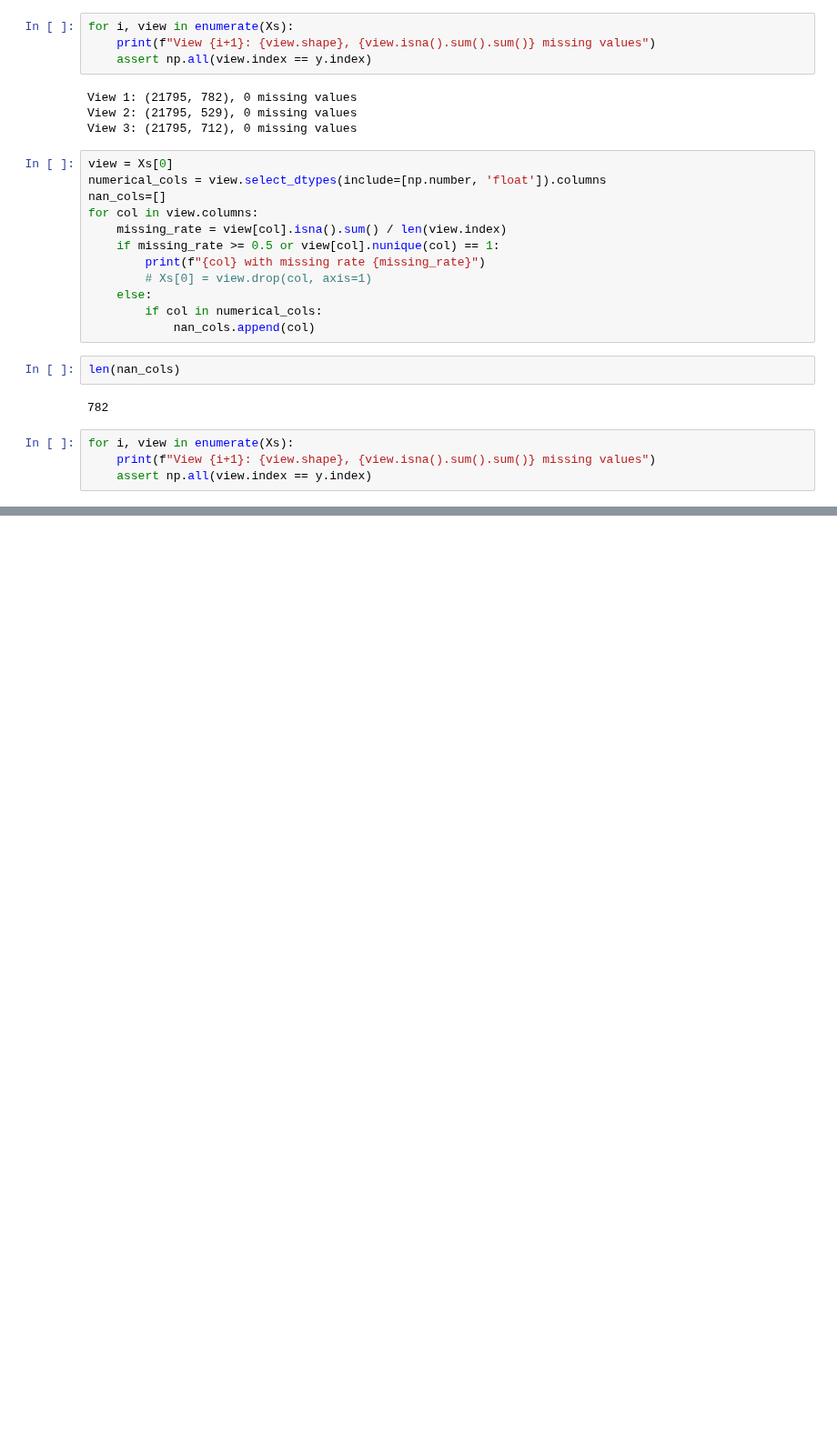
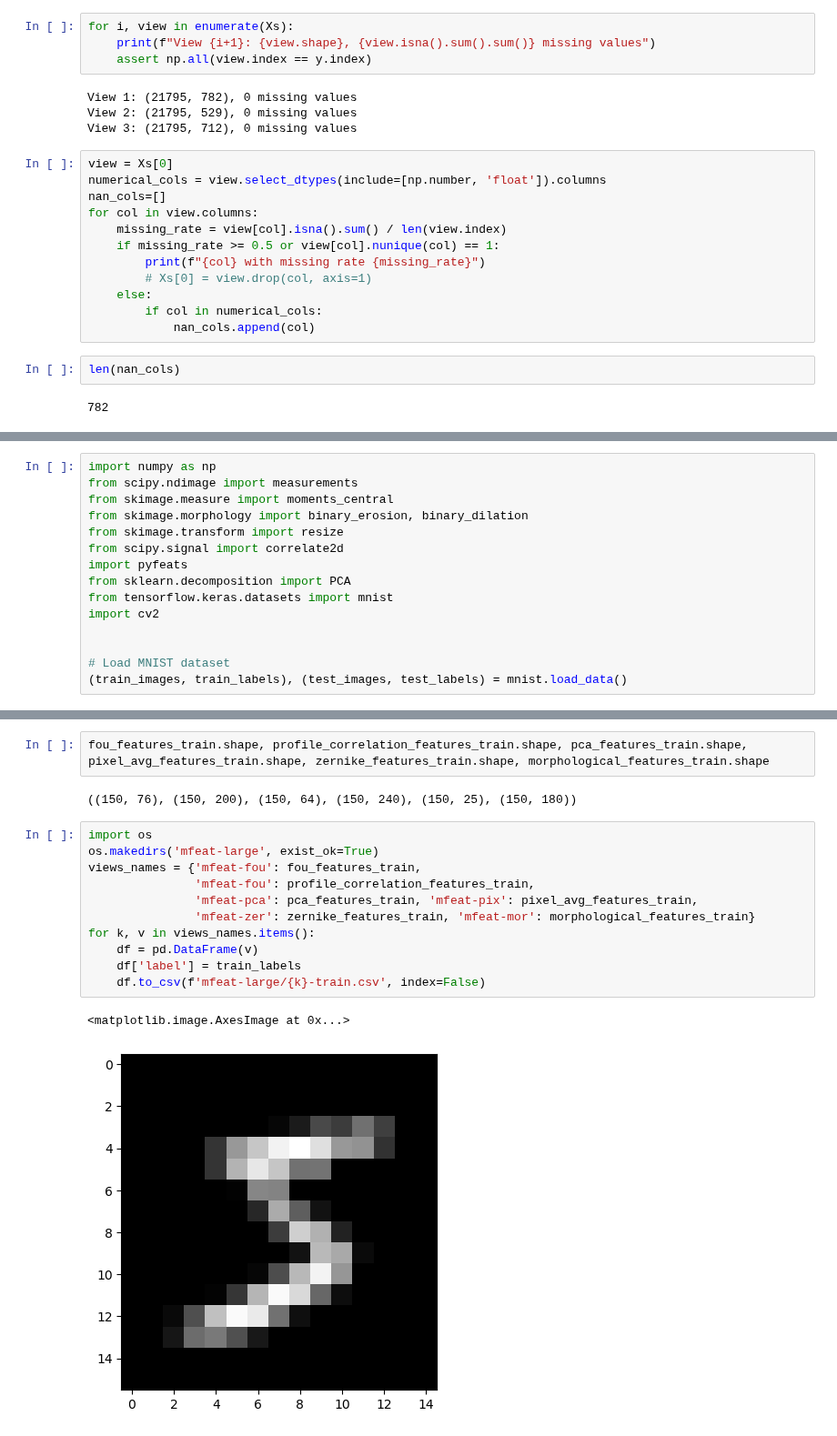
Before and after one commit to adidi24/Multi-View-Majority-Vote-Learning-Algorithms-Direct-Minimization-of-PAC-Bayesian-Bounds, a Jupyter notebook: data/dataset.ipynb, the cells around one changed output, grey strips where cells are left out. Shown at 91% size. Drawn from its saved outputs; the diff is of its cells as text; blank space fills up the shorter version.

```diff
--- a/data/dataset.ipynb
+++ b/data/dataset.ipynb
@@ -840,7 +840,3 @@ for col in view.columns:
 len(nan_cols)
 # %% [output]
 782
-# %%
-for i, view in enumerate(Xs):
-    print(f"View {i+1}: {view.shape}, {view.isna().sum().sum()} missing values")
-    assert np.all(view.index == y.index)
@@ -917,0 +886,15 @@ plt.show()
+# %%
+import numpy as np
+from scipy.ndimage import measurements
+from skimage.measure import moments_central
+from skimage.morphology import binary_erosion, binary_dilation
+from skimage.transform import resize
+from scipy.signal import correlate2d
+import pyfeats
+from sklearn.decomposition import PCA
+from tensorflow.keras.datasets import mnist
+import cv2
+
+
+# Load MNIST dataset
+(train_images, train_labels), (test_images, test_labels) = mnist.load_data()
@@ -917,0 +1079,18 @@ plt.show()
+# %%
+fou_features_train.shape, profile_correlation_features_train.shape, pca_features_train.shape, pixel_avg_features_train.shape, zernike_features_train.shape, morphological_features_train.shape
+# %% [output]
+((150, 76), (150, 200), (150, 64), (150, 240), (150, 25), (150, 180))
+# %%
+import os
+os.makedirs('mfeat-large', exist_ok=True)
+views_names = {'mfeat-fou': fou_features_train,
+               'mfeat-fou': profile_correlation_features_train,
+               'mfeat-pca': pca_features_train, 'mfeat-pix': pixel_avg_features_train,
+               'mfeat-zer': zernike_features_train, 'mfeat-mor': morphological_features_train}
+for k, v in views_names.items():
+    df = pd.DataFrame(v)
+    df['label'] = train_labels
+    df.to_csv(f'mfeat-large/{k}-train.csv', index=False)
+# %% [output]
+<matplotlib.image.AxesImage at 0x...>
+[figure, added]
```
Also changed, not shown: parts of 9 cells of this notebook, 15 other files.
